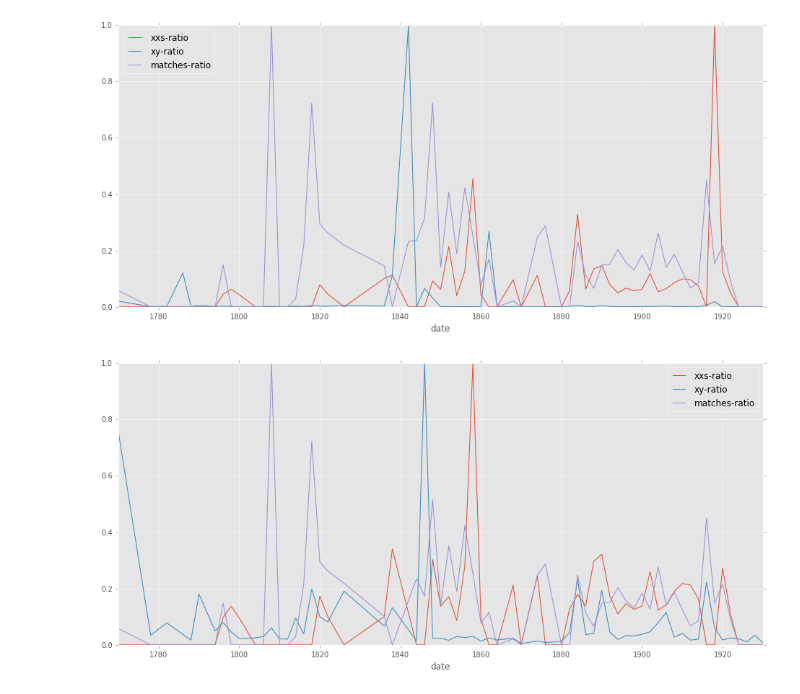
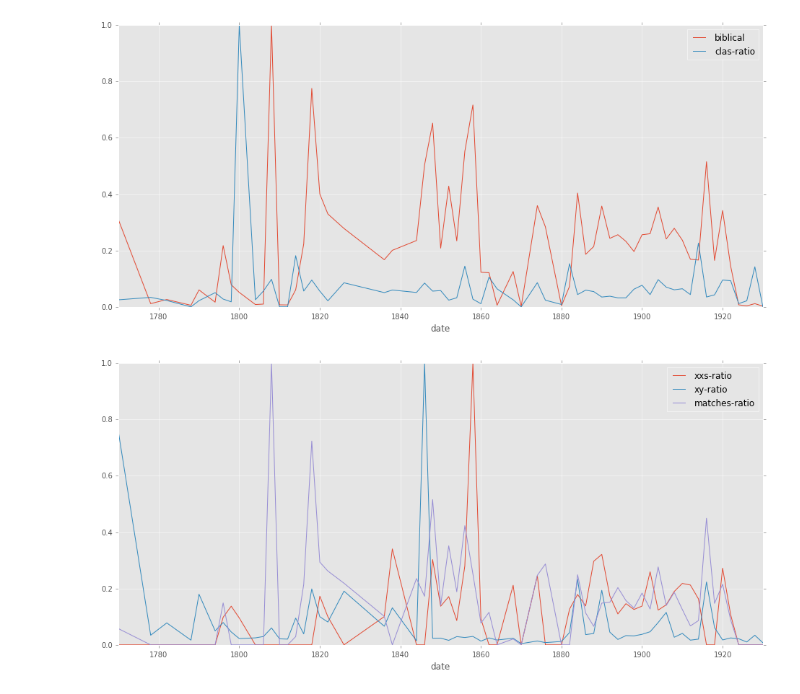
Before and after one commit to JonathanReeve/allusion-detection, a Jupyter notebook: results/analyze-all-results.ipynb, the cells around one changed output. Cells and saved outputs as stored; diff of their text form; code cells hidden in the pictures.

```diff
--- a/results/analyze-all-results.ipynb
+++ b/results/analyze-all-results.ipynb
@@ -68,17 +68,17 @@ dfb.loc[dfb['xy'] == dfb['xy'].max()]
 # %%
 df
 # %%
-def plotGroup(df, smoothing=2):
+def plotGroup(df, columns, smoothing=2):
     if smoothing:
         grouped = df.groupby((df.index//smoothing)*smoothing).mean()
         normalize(grouped)
-        grouped[['xxs-ratio', 'xy-ratio', 'matches-ratio']].plot()
+        grouped[columns].plot()
     else:
         df.plot()
-# %%
-plotGroup(df)
-# %% [output]
-[figure, removed]
+# %%
+plotGroup(dfb, ['biblical', 'clas-ratio'])
+# %% [output]
+[figure, added]
 # %%
 plotGroup(dfb)
 # %% [output]
```
